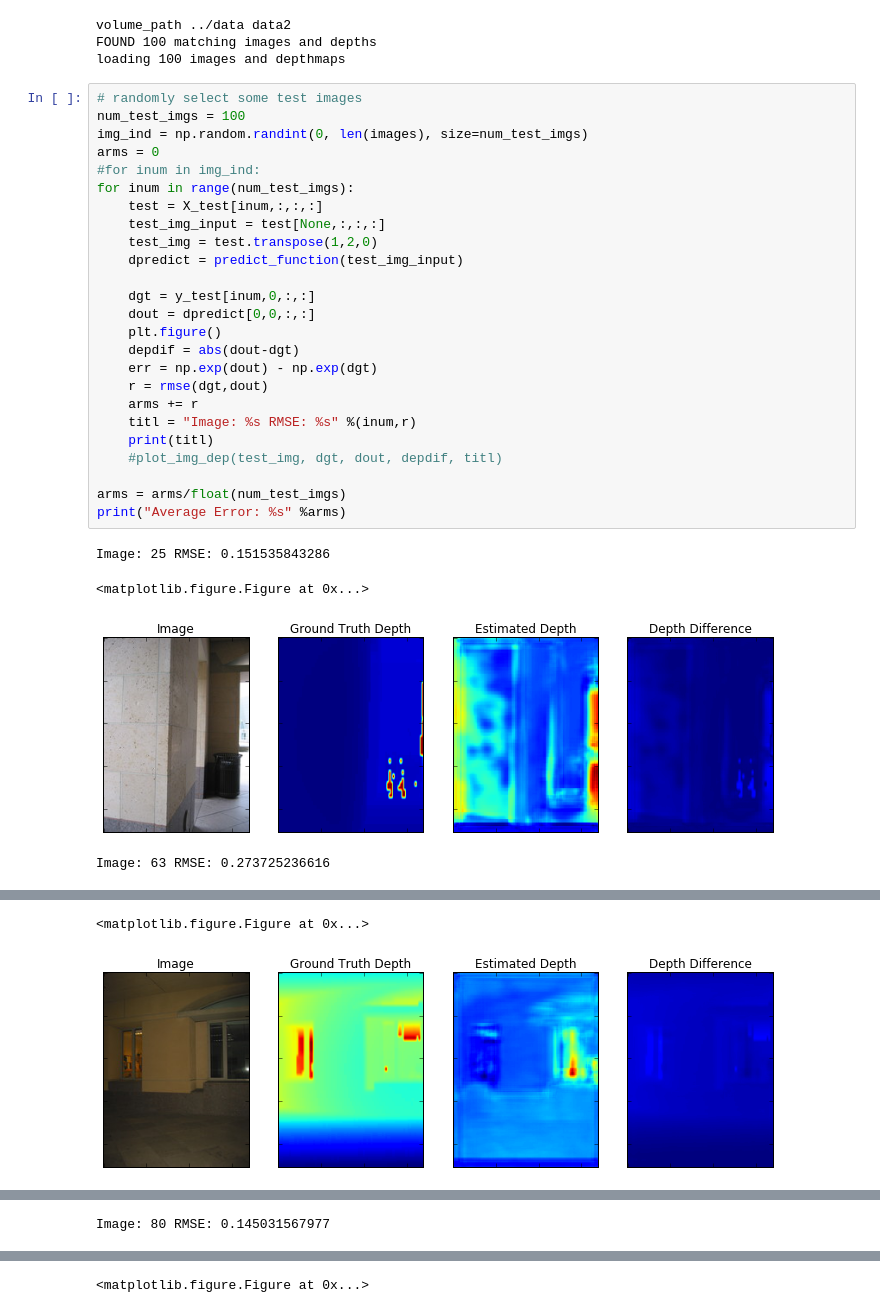
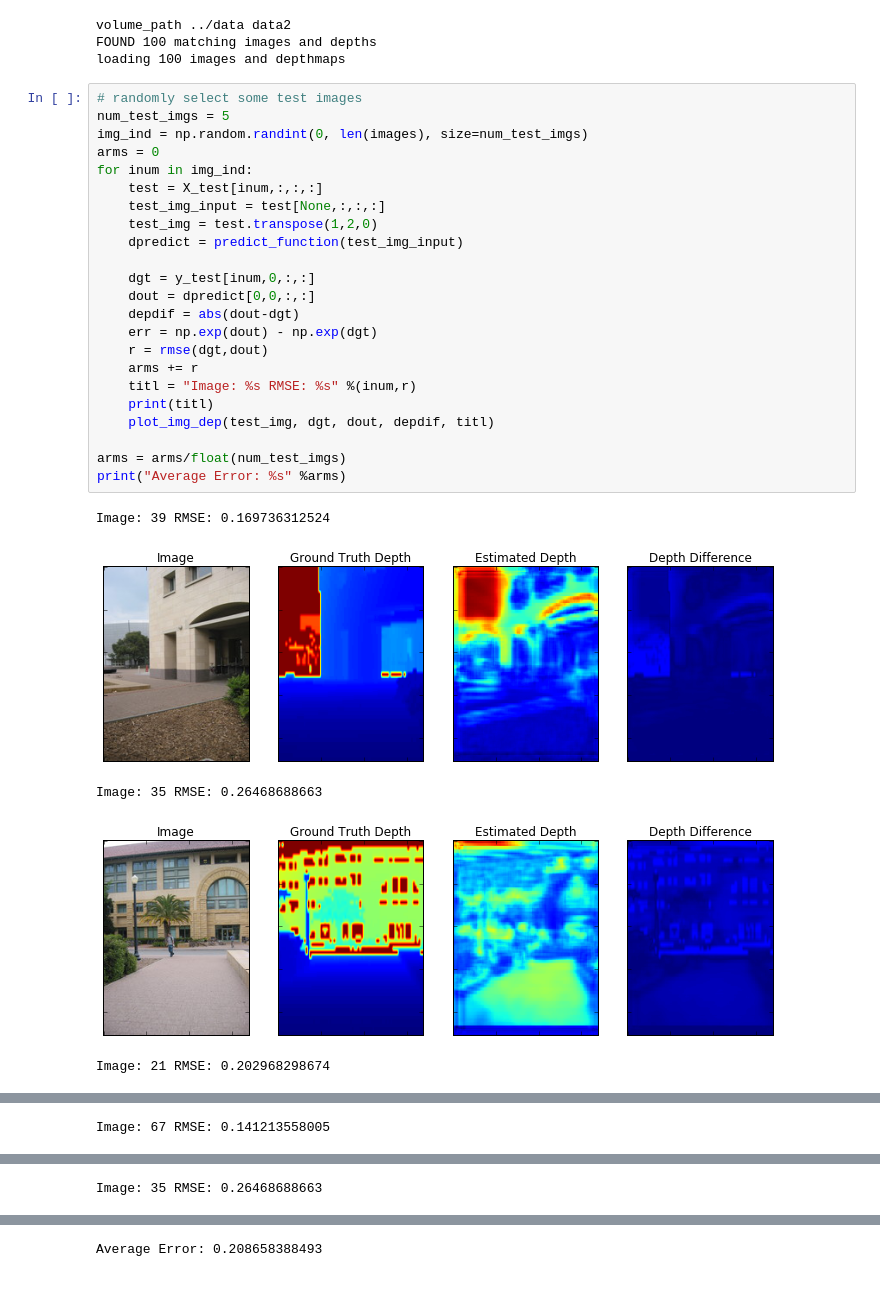
Before and after one commit to johannah/mono-depth, a Jupyter notebook: presentation.ipynb, the cells around one changed output, grey strips where cells are left out. Cells and saved outputs as stored; diff of their text form.

```diff
--- a/presentation.ipynb
+++ b/presentation.ipynb
@@ -48,31 +53,30 @@ FOUND 100 matching images and depths
 loading 100 images and depthmaps
 # %%
 # randomly select some test images
-num_test_imgs = 100
+num_test_imgs = 5
 img_ind = np.random.randint(0, len(images), size=num_test_imgs)
 arms = 0
-#for inum in img_ind:
-for inum in range(num_test_imgs):
+for inum in img_ind:
     test = X_test[inum,:,:,:]
     test_img_input = test[None,:,:,:]
     test_img = test.transpose(1,2,0)
     dpredict = predict_function(test_img_input)
 
     dgt = y_test[inum,0,:,:]
     dout = dpredict[0,0,:,:]
-    plt.figure()
     depdif = abs(dout-dgt)
     err = np.exp(dout) - np.exp(dgt)
     r = rmse(dgt,dout)
     arms += r
     titl = "Image: %s RMSE: %s" %(inum,r)
     print(titl)
-    #plot_img_dep(test_img, dgt, dout, depdif, titl)
+    plot_img_dep(test_img, dgt, dout, depdif, titl)
 
 arms = arms/float(num_test_imgs)
 print("Average Error: %s" %arms)
 # %% [output]
-Image: 25 RMSE: 0.151535843286
+Image: 39 RMSE: 0.169736312524
+[figure, new version]
-<matplotlib.figure.Figure at 0x...>
+Image: 35 RMSE: 0.26468688663
-[figure, old version]
+[figure, new version]
-Image: 63 RMSE: 0.273725236616
+Image: 21 RMSE: 0.202968298674
@@ -79,2 +84 @@ Image: 63 RMSE: 0.273725236616
-<matplotlib.figure.Figure at 0x...>
+Image: 67 RMSE: 0.141213558005
-[figure, old version]
@@ -81 +86 @@ Image: 63 RMSE: 0.273725236616
-Image: 80 RMSE: 0.145031567977
+Image: 35 RMSE: 0.26468688663
@@ -82 +88 @@ Image: 80 RMSE: 0.145031567977
-<matplotlib.figure.Figure at 0x...>
+Average Error: 0.208658388493
```
Also changed, not shown: parts of 4 cells of this notebook.
